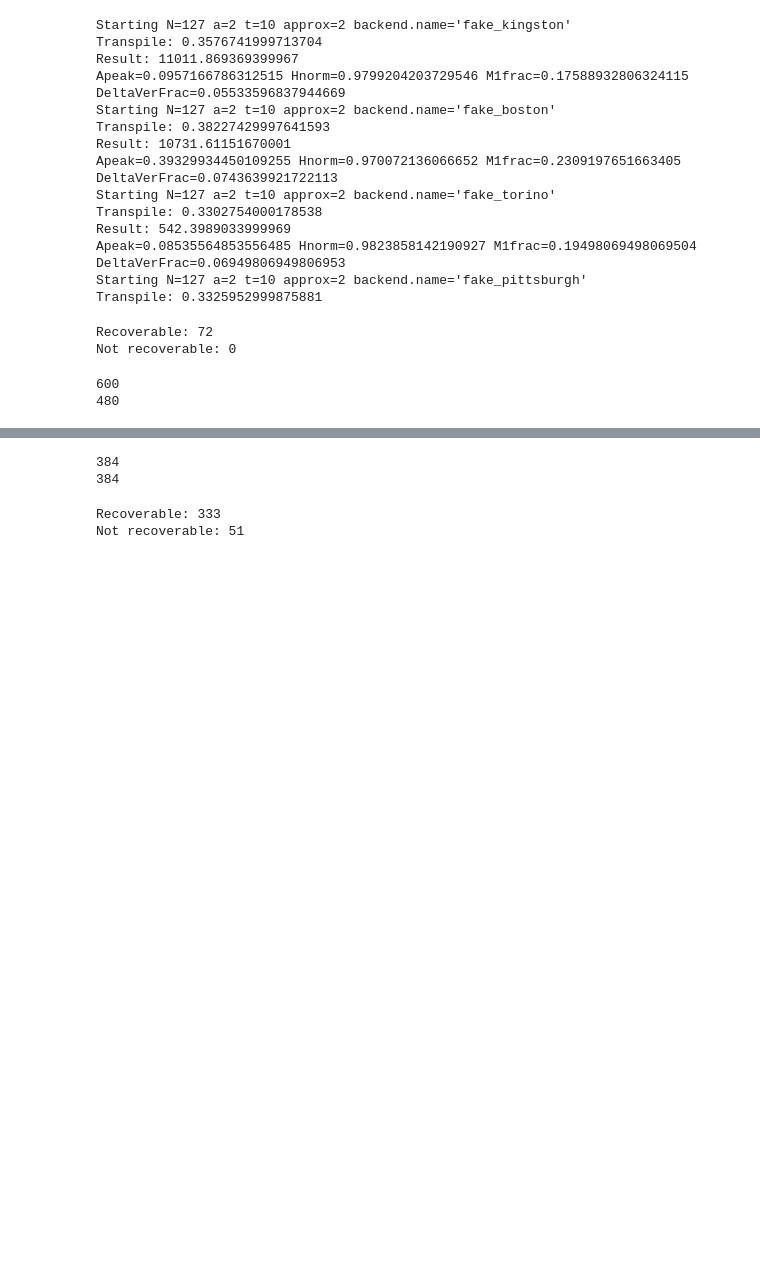
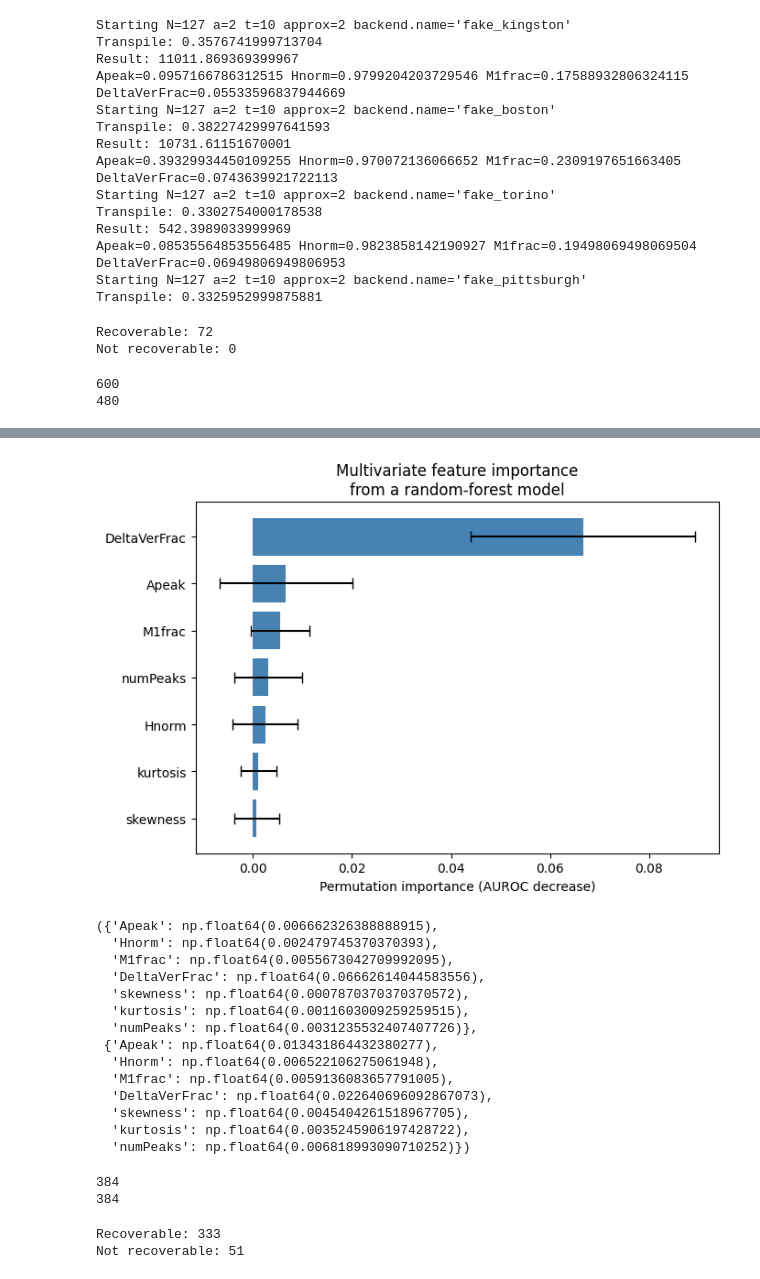
Before and after one commit to rjd2t/SummerQualificationExam, a Jupyter notebook: SQE2.ipynb, the cells around one changed output, grey strips where cells are left out. Drawn from its saved outputs; the diff is of its cells as text; code cells hidden in the pictures; blank space fills up the shorter version.

```diff
--- a/SQE2.ipynb
+++ b/SQE2.ipynb
@@ -630,3 +747,21 @@ printInterpretableDecisionTree (simulatordf, features, simX, simy)
+# %%
+plotPermutationImportanceFigure(simX, simy, savename="figure5_simulator")
+# %% [output]
+[figure, added]
+({'Apeak': np.float64(0.006662326388888915),
+  'Hnorm': np.float64(0.002479745370370393),
+  'M1frac': np.float64(0.0055673042709992095),
+  'DeltaVerFrac': np.float64(0.06662614044583556),
+  'skewness': np.float64(0.0007870370370370572),
+  'kurtosis': np.float64(0.0011603009259259515),
+  'numPeaks': np.float64(0.0031235532407407726)},
+ {'Apeak': np.float64(0.013431864432380277),
+  'Hnorm': np.float64(0.006522106275061948),
+  'M1frac': np.float64(0.0059136083657791005),
+  'DeltaVerFrac': np.float64(0.022640696092867073),
+  'skewness': np.float64(0.0045404261518967705),
+  'kurtosis': np.float64(0.0035245906197428722),
+  'numPeaks': np.float64(0.006818993090710252)})
 # %%
 backendDataset = []
 
```
Also changed, not shown: parts of 27 cells of this notebook, 5 other files.
